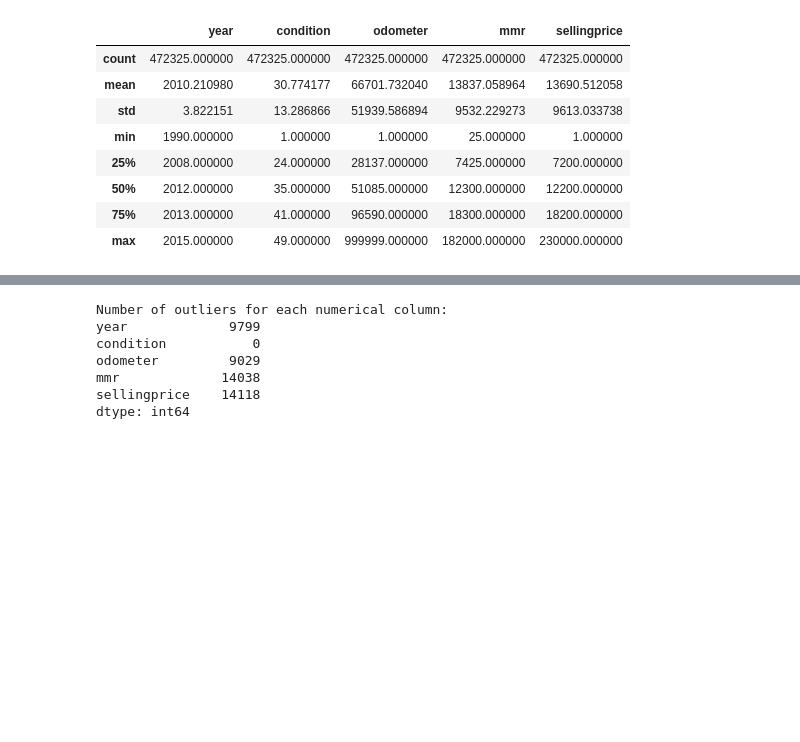
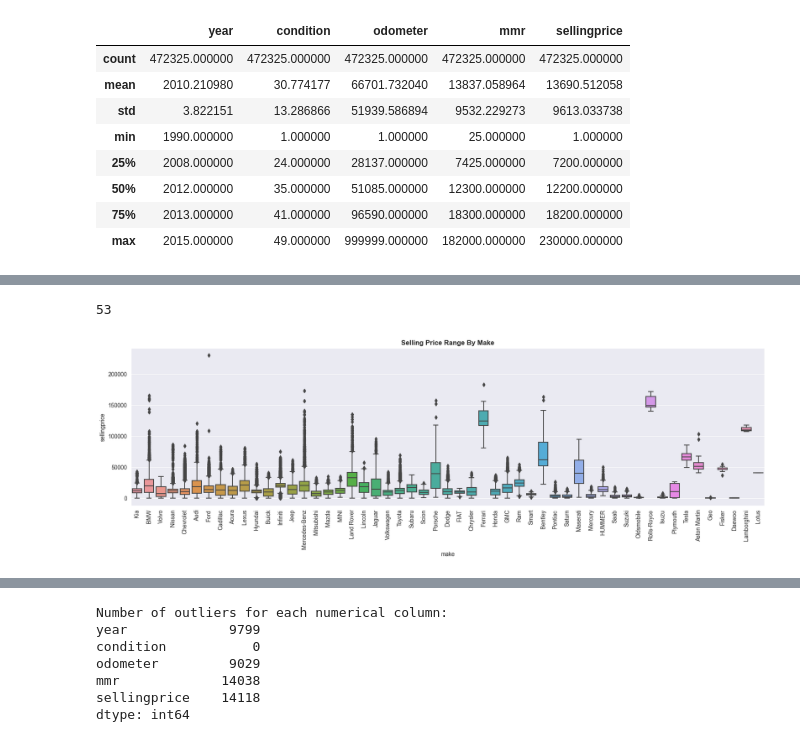
Before and after one commit to PavloKukurik/Car_prices_research, a Jupyter notebook: proj_test.ipynb, the cells around one changed output, grey strips where cells are left out. Cells and saved outputs as stored; diff of their text form; code cells hidden in the pictures; blank space fills up the shorter version.

```diff
--- a/proj_test.ipynb
+++ b/proj_test.ipynb
@@ -95,3 +106,12 @@ df.describe()
 | 50% | 2012.000000 | 35.000000 | 51085.000000 | 12300.000000 | 12200.000000 |
 | 75% | 2013.000000 | 41.000000 | 96590.000000 | 18300.000000 | 18200.000000 |
 | max | 2015.000000 | 49.000000 | 999999.000000 | 182000.000000 | 230000.000000 |
+# %%
+def has_no_capital_letters(text):
+    return not bool(re.search(r'[A-Z]', text))
+
+bad_make_labels=[make for make in df['make'].unique() if has_no_capital_letters(make)]
+make_labels_dict={bad_make_label:bad_make_label.title() for bad_make_label in bad_make_labels}
+# %%
+df['make']=df['make'].apply(lambda x:make_labels_dict[x] if x in make_labels_dict else x)
+sorted(df['make'].dropna().unique().tolist())
@@ -97,0 +136,25 @@ df.describe()
+# %%
+make_labels_dict_2={
+    'Bmw':'BMW',
+    'Ford Tk':'Ford Truck',
+    'Gmc':'GMC',
+    'Gmc Truck':'GMC Truck',
+    'Landrover':'Land Rover',
+    'Mercedes-B':'Mercedes-Benz',
+    'Mercedes':'Mercedes-Benz',
+    'Vw':'Volkswagen',
+}
+
+df['make']=df['make'].apply(lambda x:make_labels_dict_2[x] if x in make_labels_dict_2 else x)
+df['make']=df['make'].str.replace(' Tk', ' Truck',regex=True)
+df['make'].nunique()
+# %% [output]
+53
+# %%
+plt.figure(figsize=(20,5))
+sns.boxplot(df,x='make',y='sellingprice')
+plt.title('Selling Price Range By Make',fontweight='bold')
+plt.xticks(rotation=90)
+plt.show()
+# %% [output]
+[figure, added]
```
Also changed, not shown: parts of 20 cells of this notebook.
